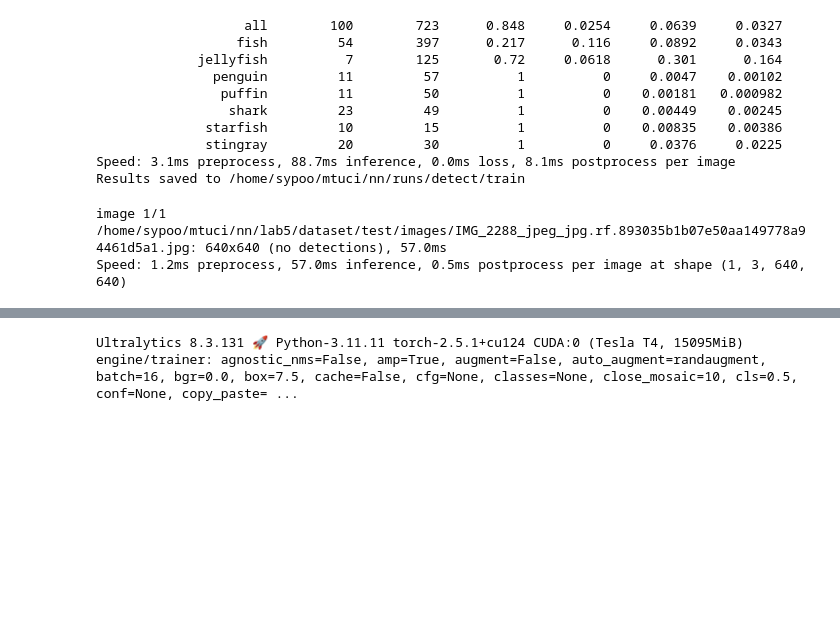
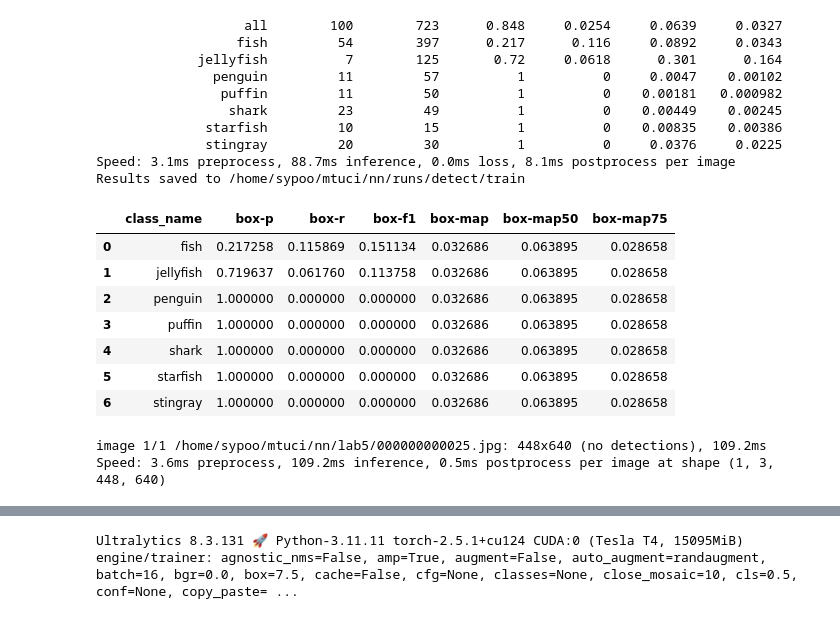
Before and after one commit to Sypoo1/mtuci-NN, a Jupyter notebook: lab5/5-yolo.ipynb, the cells around one changed output, grey strips where cells are left out. Saved outputs shown, nothing was run; the diff lists cells and outputs as text; code cells hidden in the pictures; blank space fills up the shorter version.

```diff
--- a/lab5/5-yolo.ipynb
+++ b/lab5/5-yolo.ipynb
@@ -112,7 +113,7 @@ engine/trainer: agnostic_nms=False, amp=True, augment=False, auto_augment=randau
 # data_kaggel_path = "/kaggle/input/augumented-underwater-objects/data.yaml"
 data_local_path = "dataset/data.yaml"
 # results = model.train(data=data_kaggel_path, epochs=30, imgsz=640, plots=True)
-test_results = model.train(data=data_local_path, epochs=1, imgsz=640, plots=True, save=True)
+test_results = model.train(data=data_local_path, epochs=1, imgsz=640, plots=True, save=True, close_mosaic=10)
 # %% [output]
 Ultralytics 8.3.140 🚀 Python-3.12.9 torch-2.6.0+cu124 CPU (AMD Ryzen 5 3600 6-Core Processor)
 engine/trainer: agnostic_nms=False, amp=True, augment=False, auto_augment=randaugment, batch=16, bgr=0.0, box=7.5, cache=False, cfg=None, classes=None, close_mosaic=10, cls=0.5, conf=None, copy_paste= ...
@@ -160,12 +161,24 @@ YOLO11n summary (fused): 100 layers, 2,583,517 parameters, 0 gradients, 6.3 GFLO
               stingray         20         30          1          0     0.0376     0.0225
 Speed: 3.1ms preprocess, 88.7ms inference, 0.0ms loss, 8.1ms postprocess per image
 Results saved to /home/sypoo/mtuci/nn/runs/detect/train
+# %%
+test_results.to_df()
+# %% [output]
+|  | class_name | box-p | box-r | box-f1 | box-map | box-map50 | box-map75 |
+| 0 | fish | 0.217258 | 0.115869 | 0.151134 | 0.032686 | 0.063895 | 0.028658 |
+| 1 | jellyfish | 0.719637 | 0.061760 | 0.113758 | 0.032686 | 0.063895 | 0.028658 |
+| 2 | penguin | 1.000000 | 0.000000 | 0.000000 | 0.032686 | 0.063895 | 0.028658 |
+| 3 | puffin | 1.000000 | 0.000000 | 0.000000 | 0.032686 | 0.063895 | 0.028658 |
+| 4 | shark | 1.000000 | 0.000000 | 0.000000 | 0.032686 | 0.063895 | 0.028658 |
+| 5 | starfish | 1.000000 | 0.000000 | 0.000000 | 0.032686 | 0.063895 | 0.028658 |
+| 6 | stingray | 1.000000 | 0.000000 | 0.000000 | 0.032686 | 0.063895 | 0.028658 |
 # %%
 
 path_to_best_model = f"{test_results.save_dir}/weights/best.pt"
 best_model = YOLO(path_to_best_model)
 img = "dataset/test/images/IMG_2288_jpeg_jpg.rf.893035b1b07e50aa149778a94461d5a1.jpg"
+img = "000000000025.jpg"
 best_model.predict(img)[0].show()
 # %% [output]
-image 1/1 /home/sypoo/mtuci/nn/lab5/dataset/test/images/IMG_2288_jpeg_jpg.rf.893035b1b07e50aa149778a94461d5a1.jpg: 640x640 (no detections), 57.0ms
-Speed: 1.2ms preprocess, 57.0ms inference, 0.5ms postprocess per image at shape (1, 3, 640, 640)
+image 1/1 /home/sypoo/mtuci/nn/lab5/000000000025.jpg: 448x640 (no detections), 109.2ms
+Speed: 3.6ms preprocess, 109.2ms inference, 0.5ms postprocess per image at shape (1, 3, 448, 640)
```
Also changed, not shown: parts of 4 cells of this notebook, 2 other files.
